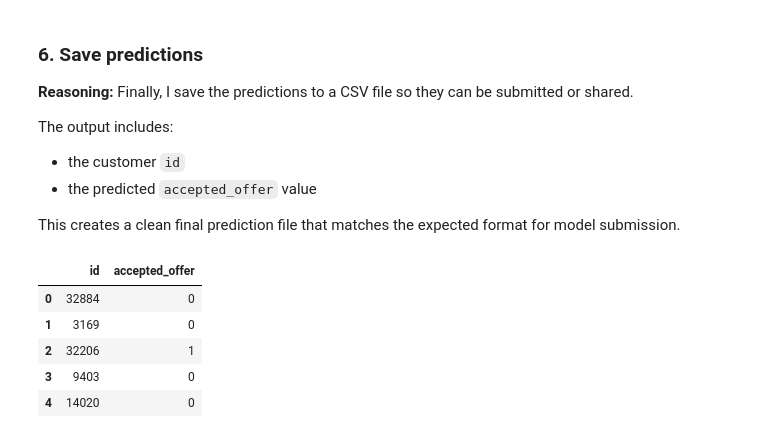
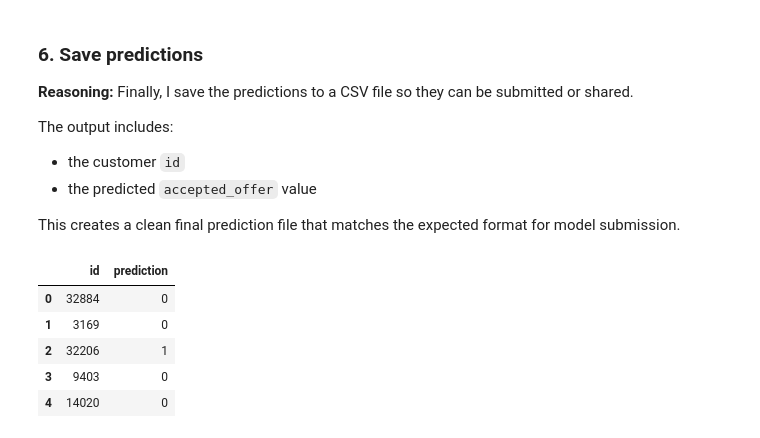
Before and after one commit to imcwu/advancedmlrepo, a Jupyter notebook: midterm/midterm.ipynb, the cells around one changed output. Cells and saved outputs as stored; diff of their text form; code cells hidden in the pictures.

```diff
--- a/midterm/midterm.ipynb
+++ b/midterm/midterm.ipynb
@@ -1626,14 +1624,14 @@ This creates a clean final prediction file that matches the expected format for
 # %%
 output = pd.DataFrame({
     "id": test["id"],                  # keep original IDs
-    "accepted_offer": test_predictions
+    "prediction": test_predictions
 })
 
-output.to_csv("final_predictions.csv", index=False)
+output.to_csv("wu_christine_predictions.csv", index=False)
 
 output.head()
 # %% [output]
-|  | id | accepted_offer |
+|  | id | prediction |
 | 0 | 32884 | 0 |
 | 1 | 3169 | 0 |
 | 2 | 32206 | 1 |
```
Also changed, not shown: parts of 2 cells of this notebook.
